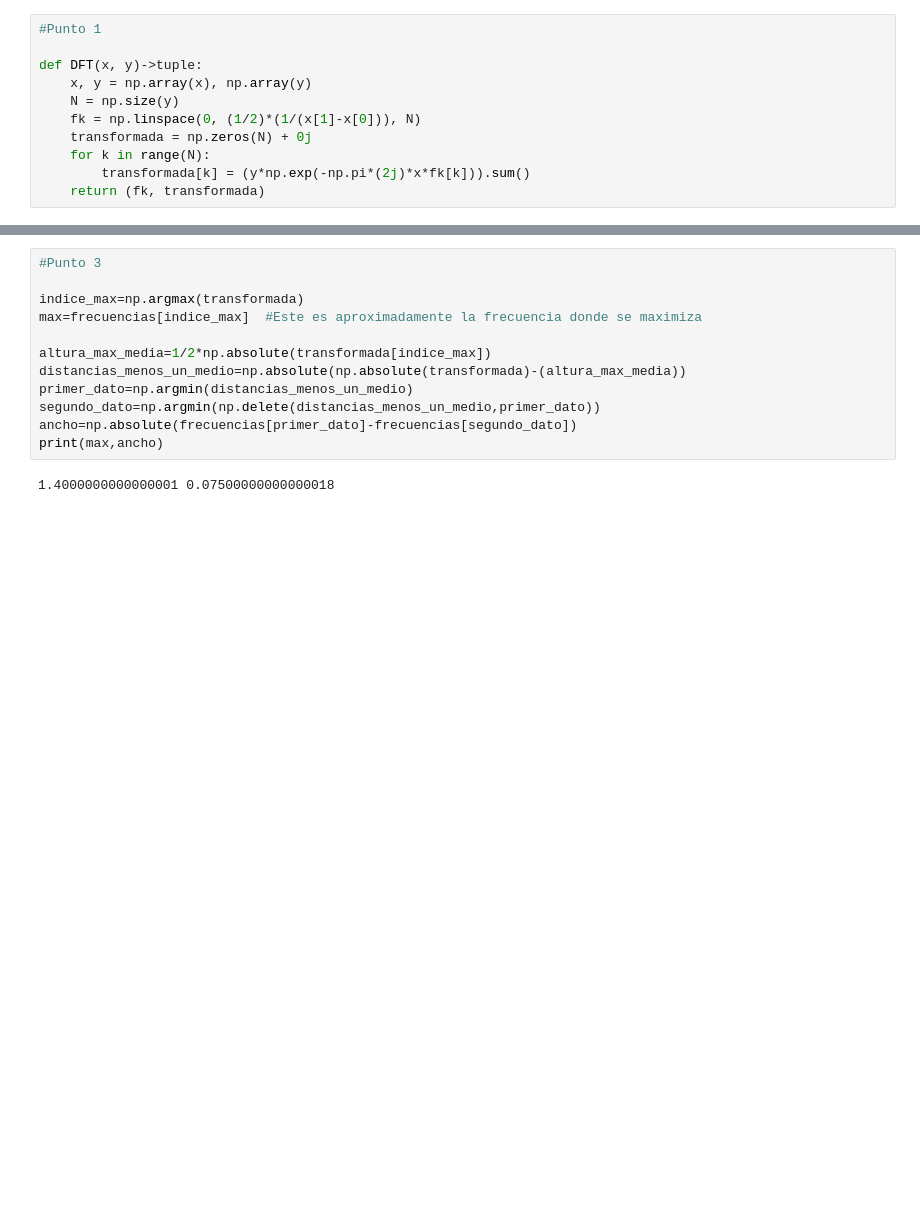
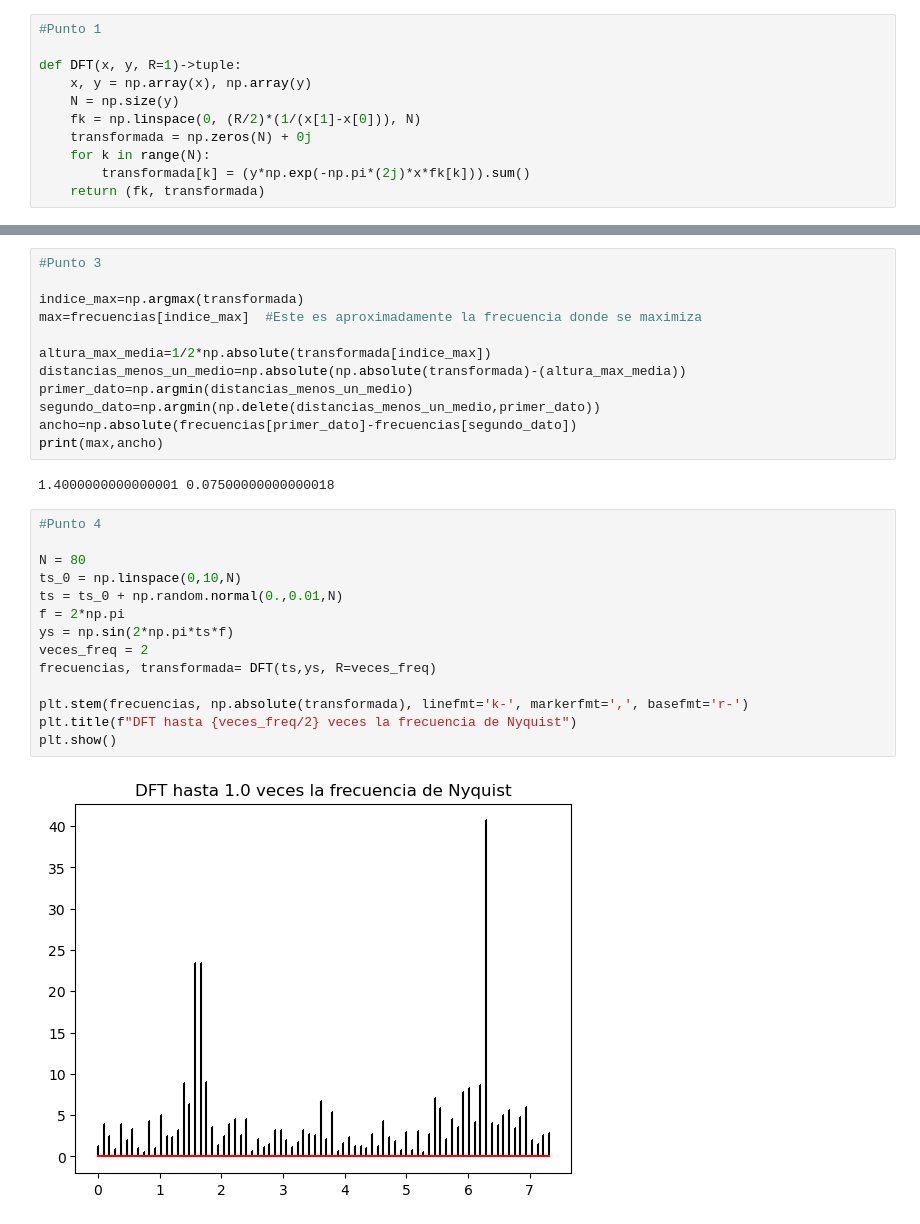
Before and after one commit to danielF235/Met-Comp2-G15, a Jupyter notebook: taller1.ipynb, the cells around one changed output, grey strips where cells are left out. Saved outputs shown, nothing was run; the diff lists cells and outputs as text; blank space fills up the shorter version.

```diff
--- a/taller1.ipynb
+++ b/taller1.ipynb
@@ -5,10 +5,10 @@ import matplotlib.pyplot as plt
 # %%
 #Punto 1
 
-def DFT(x, y)->tuple:
+def DFT(x, y, R=1)->tuple:
     x, y = np.array(x), np.array(y)
     N = np.size(y)
-    fk = np.linspace(0, (1/2)*(1/(x[1]-x[0])), N)
+    fk = np.linspace(0, (R/2)*(1/(x[1]-x[0])), N)
     transformada = np.zeros(N) + 0j
     for k in range(N):
         transformada[k] = (y*np.exp(-np.pi*(2j)*x*fk[k])).sum()
@@ -47,3 +47,19 @@ ancho=np.absolute(frecuencias[primer_dato]-frecuencias[segundo_dato])
 print(max,ancho)
 # %% [output]
 1.4000000000000001 0.07500000000000018
+# %%
+#Punto 4
+
+N = 80
+ts_0 = np.linspace(0,10,N)
+ts = ts_0 + np.random.normal(0.,0.01,N)
+f = 2*np.pi
+ys = np.sin(2*np.pi*ts*f)
+veces_freq = 2
+frecuencias, transformada= DFT(ts,ys, R=veces_freq)
+
+plt.stem(frecuencias, np.absolute(transformada), linefmt='k-', markerfmt=',', basefmt='r-')
+plt.title(f"DFT hasta {veces_freq/2} veces la frecuencia de Nyquist")
+plt.show()
+# %% [output]
+[figure, added]
```
Also changed, not shown: parts of 2 cells of this notebook, 1 other file.
